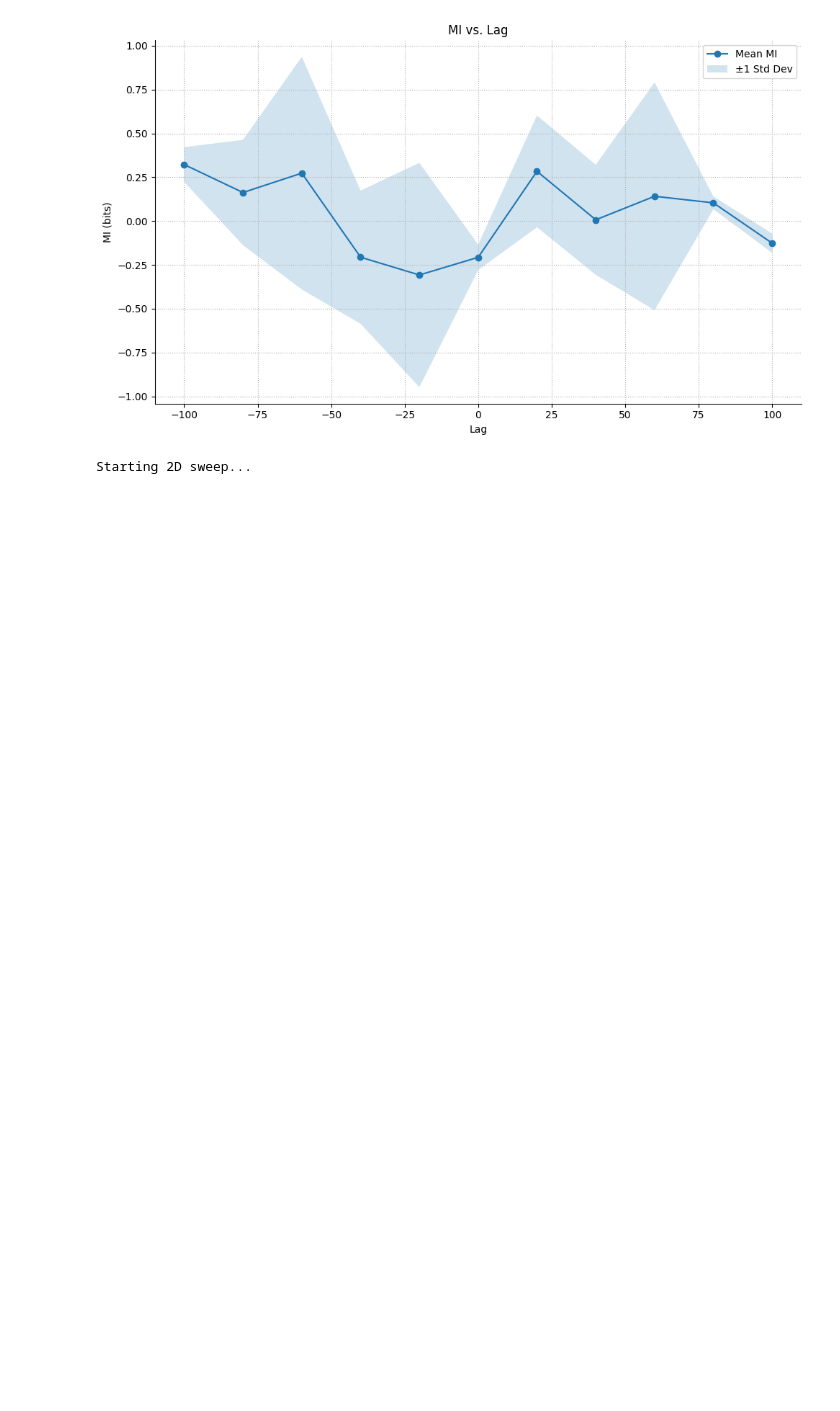
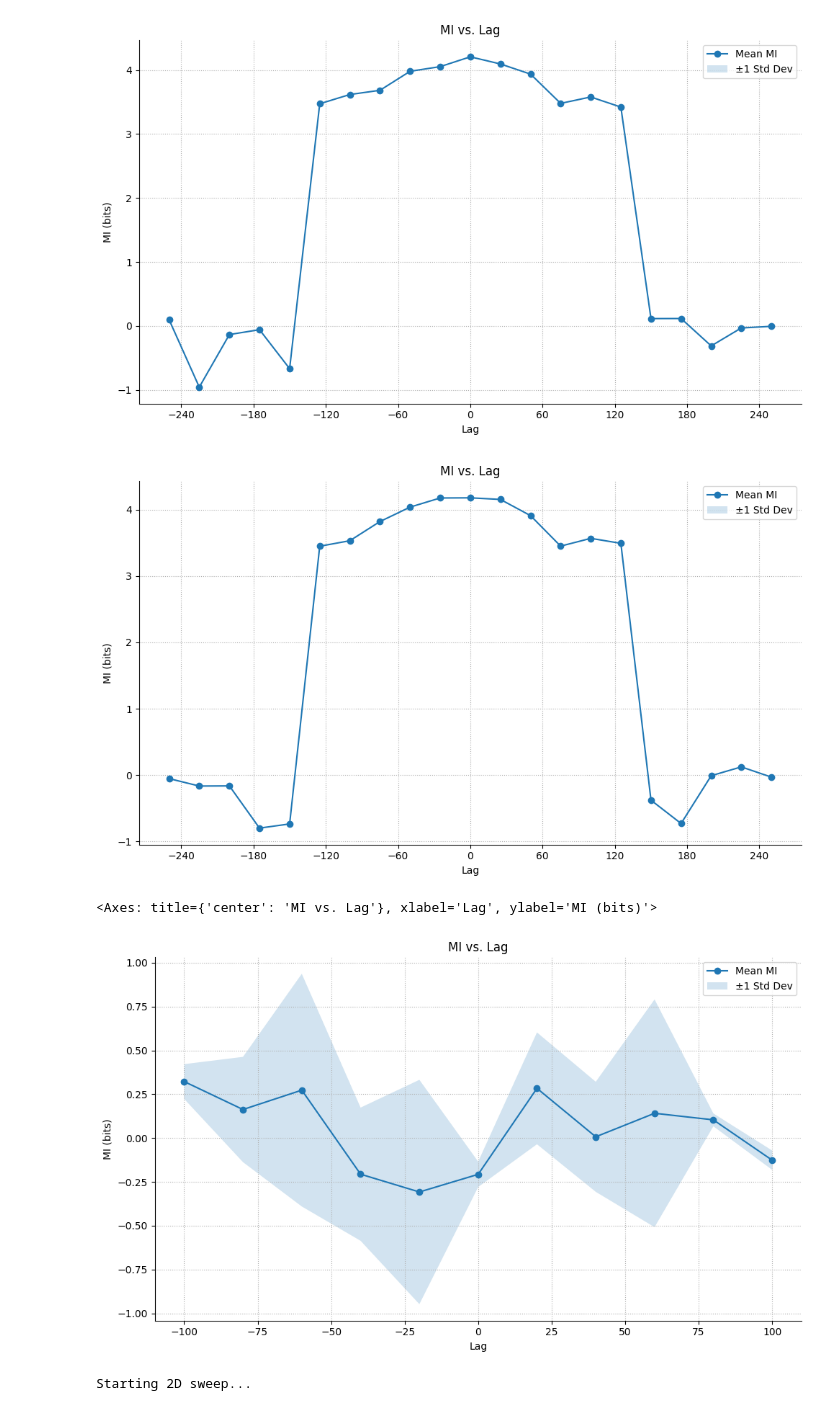
Before and after one commit to CRinHer/Phys-Cog-CISI-Group, a Jupyter notebook: notebooks/P1_data_concat.ipynb, the cells around one changed output. Cells and saved outputs as stored; diff of their text form; code cells hidden in the pictures; blank space fills up the shorter version.

```diff
--- a/notebooks/P1_data_concat.ipynb
+++ b/notebooks/P1_data_concat.ipynb
@@ -276,3 +374,10 @@ OutOfMemoryError: CUDA out of memory. Tried to allocate 58.00 MiB. GPU 0 has a t
+# %%
+res.plot(show=True)
+res_shuf.plot(show=True)
+# %% [output]
+[figure, added]
+[figure, added]
+<Axes: title={'center': 'MI vs. Lag'}, xlabel='Lag', ylabel='MI (bits)'>
 # %%
 ax = results.plot(show=True)
 # %% [output]
```
Also changed, not shown: parts of 6 cells of this notebook, 1 other file.
